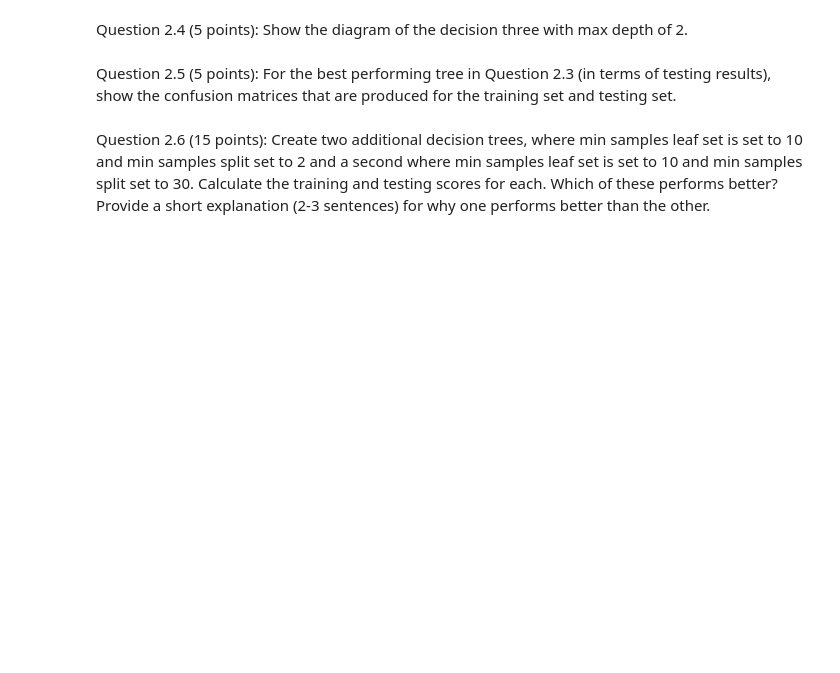
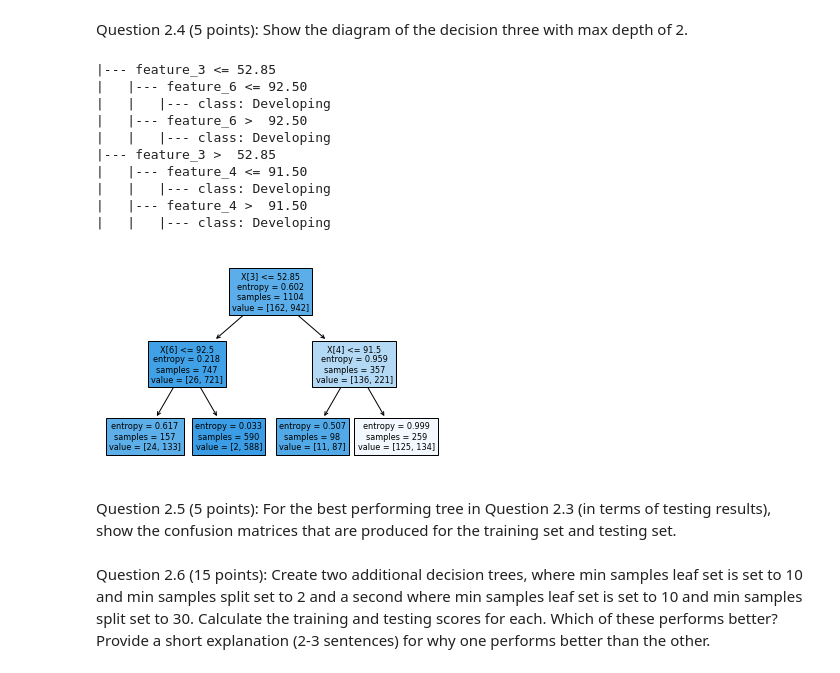
Before and after one commit to sarhuang/cosc425, a Jupyter notebook: Lab1/lab1_part2.ipynb, the cells around one changed output. Drawn from its saved outputs; the diff is of its cells as text; code cells hidden in the pictures; blank space fills up the shorter version.

```diff
--- a/Lab1/lab1_part2.ipynb
+++ b/Lab1/lab1_part2.ipynb
@@ -47,5 +97,24 @@ best? Provide a short (1-2 sentence) explanation for why that depth is the best
 # %% [markdown]
 Question 2.4 (5 points): Show the diagram of the decision three with max depth of 2.
+# %%
+tree3 = tree.DecisionTreeClassifier(criterion="entropy", max_depth=2)
+tree3.fit(X_train, y_train)
+y_predict = tree3.predict(X_train)
+y_predict = tree3.predict(X_test)
+tree.plot_tree(tree3, filled=True)
+print(tree.export_text(tree3))
+# %% [output]
+|--- feature_3 <= 52.85
+|   |--- feature_6 <= 92.50
+|   |   |--- class: Developing
+|   |--- feature_6 >  92.50
+|   |   |--- class: Developing
+|--- feature_3 >  52.85
+|   |--- feature_4 <= 91.50
+|   |   |--- class: Developing
+|   |--- feature_4 >  91.50
+|   |   |--- class: Developing
+[figure, added]
 # %% [markdown]
 Question 2.5 (5 points): For the best performing tree in Question 2.3 (in terms of testing
 results), show the confusion matrices that are produced for the training set and testing set.
```
Also changed, not shown: parts of 3 cells of this notebook, 1 other file.
